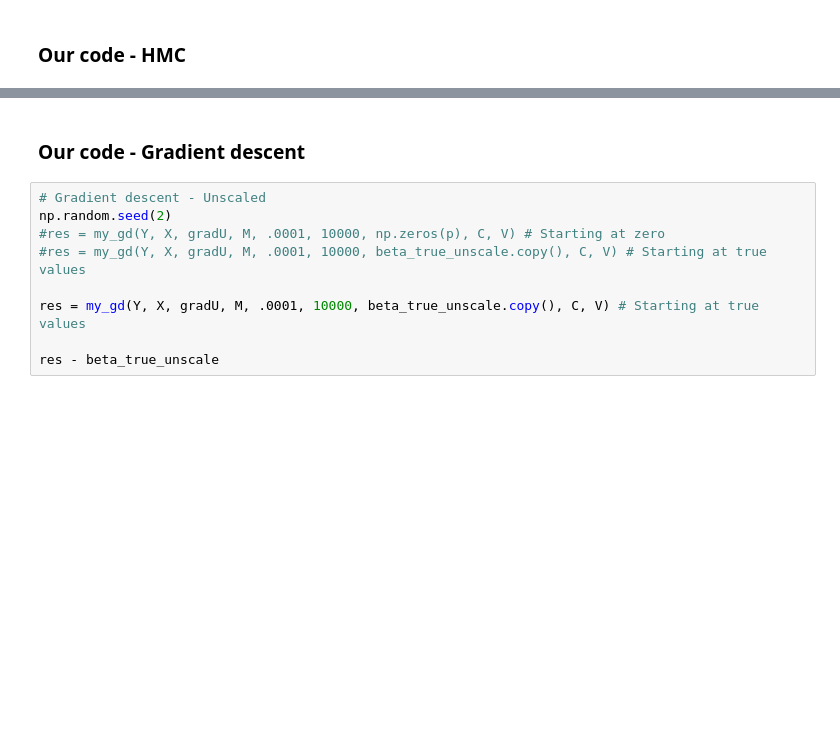
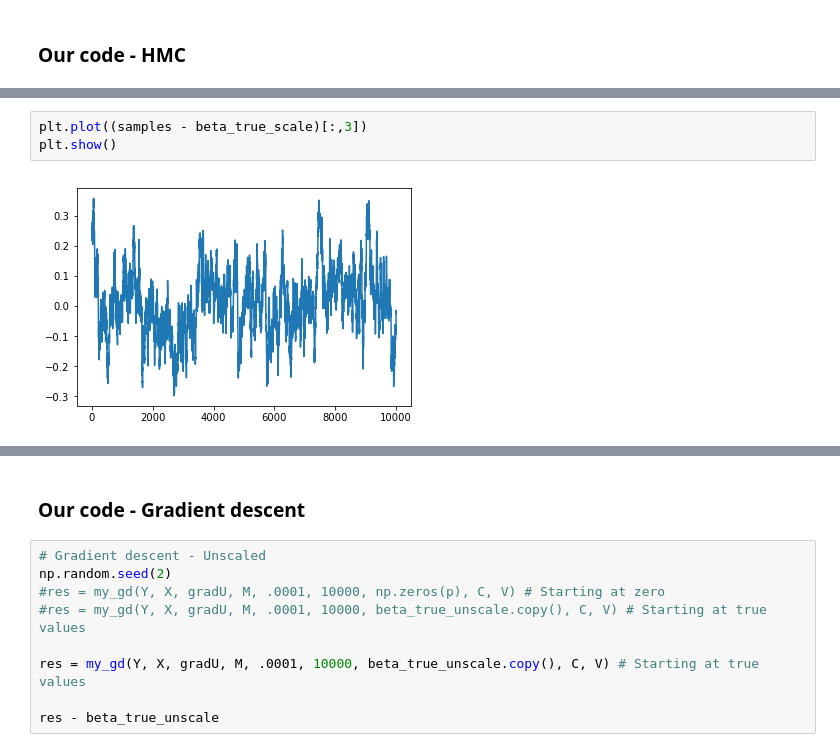
Before and after one commit to gldmt-duke/CokerAmitaiSGHMC, a Jupyter notebook: logistic_regression/logistic_regression_compare.ipynb, the cells around one changed output, grey strips where cells are left out. Saved outputs shown, nothing was run; the diff lists cells and outputs as text; blank space fills up the shorter version.

```diff
--- a/logistic_regression/logistic_regression_compare.ipynb
+++ b/logistic_regression/logistic_regression_compare.ipynb
@@ -184,0 +247,5 @@ array([-2.79430421, -0.74558443,  0.18226611,  1.6872832 , -4.72043896,
+# %%
+plt.plot((samples - beta_true_scale)[:,3])
+plt.show()
+# %% [output]
+[figure, added]
```
Also changed, not shown: parts of 13 cells of this notebook.
